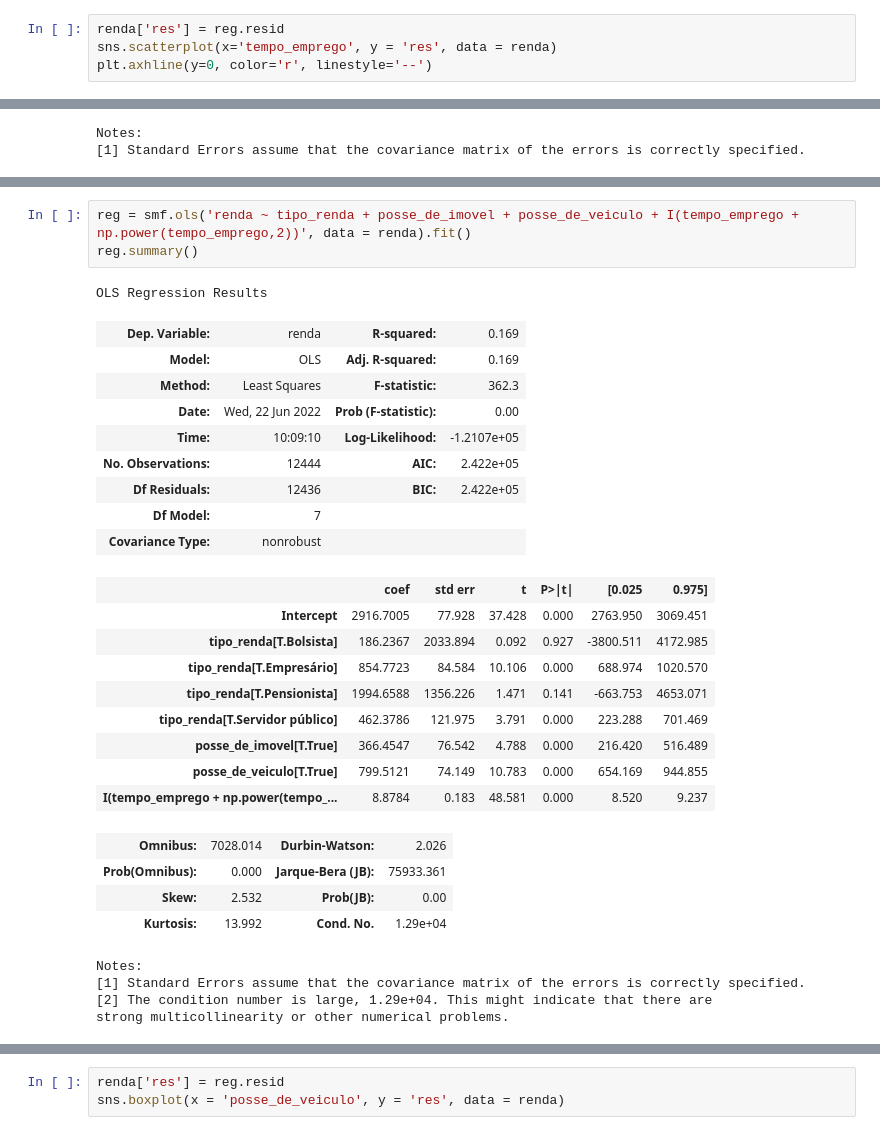
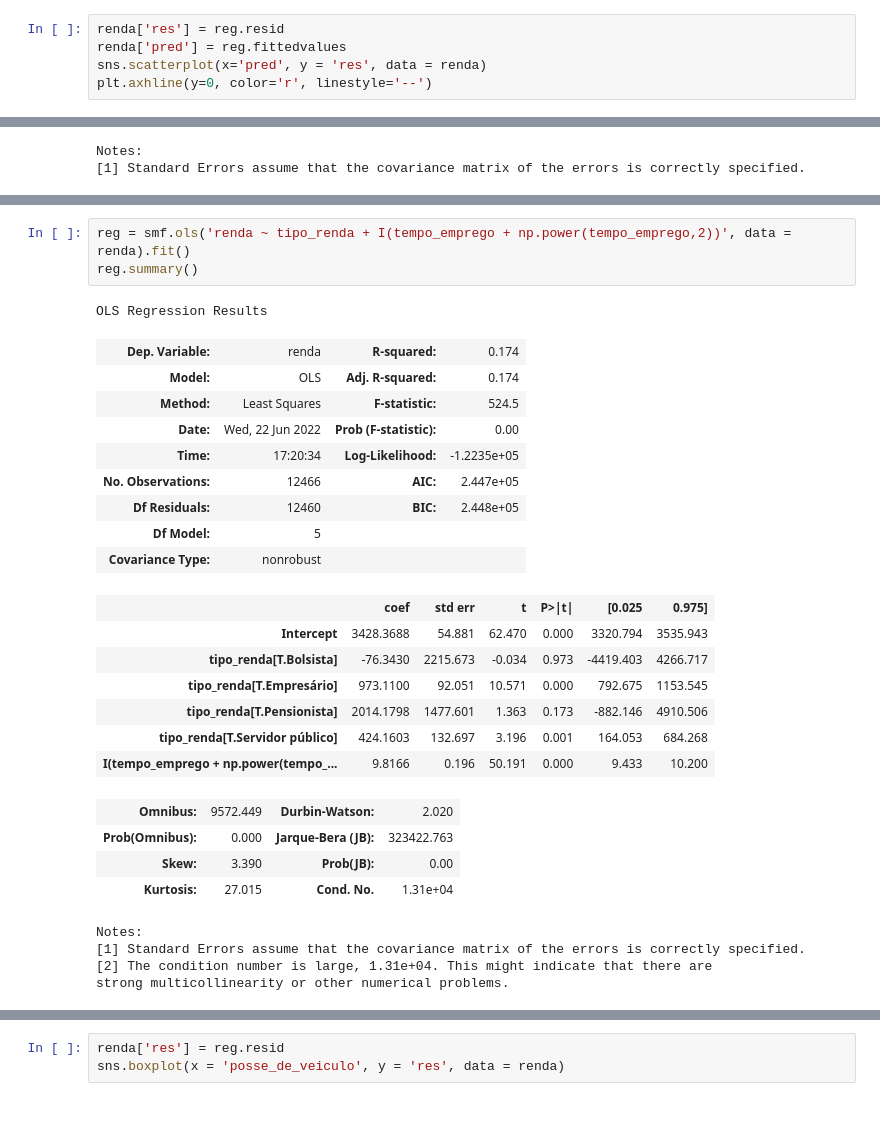
Before and after one commit to iqui27/EBAC-AULAS, a Jupyter notebook: MODULO 12/mod12 ex03 - regressão múltipla.ipynb, the cells around one changed output, grey strips where cells are left out. Cells and saved outputs as stored; diff of their text form.

```diff
--- a/MODULO 12/mod12 ex03 - regressão múltipla.ipynb
+++ b/MODULO 12/mod12 ex03 - regressão múltipla.ipynb
@@ -282,7 +283,8 @@ Notes:
 [1] Standard Errors assume that the covariance matrix of the errors is correctly specified.
 # %%
 renda['res'] = reg.resid
-sns.scatterplot(x='tempo_emprego', y = 'res', data = renda)
+renda['pred'] = reg.fittedvalues
+sns.scatterplot(x='pred', y = 'res', data = renda)
 plt.axhline(y=0, color='r', linestyle='--')
 # %% [output]
 <matplotlib.lines.Line2D at 0x...>
@@ -320,33 +371,31 @@ plt.plot(renda['tempo_emprego'], reg.fittedvalues,'r,--')
 # %%
-reg = smf.ols('renda ~ tipo_renda + posse_de_imovel + posse_de_veiculo + I(tempo_emprego + np.power(tempo_emprego,2))', data = renda).fit()
+reg = smf.ols('renda ~ tipo_renda + I(tempo_emprego + np.power(tempo_emprego,2))', data = renda).fit()
 reg.summary()
 # %% [output]
 OLS Regression Results
-| Dep. Variable: | renda | R-squared: | 0.169 |
-| Model: | OLS | Adj. R-squared: | 0.169 |
-| Method: | Least Squares | F-statistic: | 362.3 |
+| Dep. Variable: | renda | R-squared: | 0.174 |
+| Model: | OLS | Adj. R-squared: | 0.174 |
+| Method: | Least Squares | F-statistic: | 524.5 |
 | Date: | Wed, 22 Jun 2022 | Prob (F-statistic): | 0.00 |
-| Time: | 10:09:10 | Log-Likelihood: | -1.2107e+05 |
-| No. Observations: | 12444 | AIC: | 2.422e+05 |
-| Df Residuals: | 12436 | BIC: | 2.422e+05 |
-| Df Model: | 7 |  |  |
+| Time: | 17:20:34 | Log-Likelihood: | -1.2235e+05 |
+| No. Observations: | 12466 | AIC: | 2.447e+05 |
+| Df Residuals: | 12460 | BIC: | 2.448e+05 |
+| Df Model: | 5 |  |  |
 | Covariance Type: | nonrobust |  |  |
 |  | coef | std err | t | P>|t| | [0.025 | 0.975] |
-| Intercept | 2916.7005 | 77.928 | 37.428 | 0.000 | 2763.950 | 3069.451 |
-| tipo_renda[T.Bolsista] | 186.2367 | 2033.894 | 0.092 | 0.927 | -3800.511 | 4172.985 |
-| tipo_renda[T.Empresário] | 854.7723 | 84.584 | 10.106 | 0.000 | 688.974 | 1020.570 |
-| tipo_renda[T.Pensionista] | 1994.6588 | 1356.226 | 1.471 | 0.141 | -663.753 | 4653.071 |
-| tipo_renda[T.Servidor público] | 462.3786 | 121.975 | 3.791 | 0.000 | 223.288 | 701.469 |
-| posse_de_imovel[T.True] | 366.4547 | 76.542 | 4.788 | 0.000 | 216.420 | 516.489 |
-| posse_de_veiculo[T.True] | 799.5121 | 74.149 | 10.783 | 0.000 | 654.169 | 944.855 |
-| I(tempo_emprego + np.power(tempo_... | 8.8784 | 0.183 | 48.581 | 0.000 | 8.520 | 9.237 |
+| Intercept | 3428.3688 | 54.881 | 62.470 | 0.000 | 3320.794 | 3535.943 |
+| tipo_renda[T.Bolsista] | -76.3430 | 2215.673 | -0.034 | 0.973 | -4419.403 | 4266.717 |
+| tipo_renda[T.Empresário] | 973.1100 | 92.051 | 10.571 | 0.000 | 792.675 | 1153.545 |
+| tipo_renda[T.Pensionista] | 2014.1798 | 1477.601 | 1.363 | 0.173 | -882.146 | 4910.506 |
+| tipo_renda[T.Servidor público] | 424.1603 | 132.697 | 3.196 | 0.001 | 164.053 | 684.268 |
+| I(tempo_emprego + np.power(tempo_... | 9.8166 | 0.196 | 50.191 | 0.000 | 9.433 | 10.200 |
-| Omnibus: | 7028.014 | Durbin-Watson: | 2.026 |
-| Prob(Omnibus): | 0.000 | Jarque-Bera (JB): | 75933.361 |
-| Skew: | 2.532 | Prob(JB): | 0.00 |
-| Kurtosis: | 13.992 | Cond. No. | 1.29e+04 |
+| Omnibus: | 9572.449 | Durbin-Watson: | 2.020 |
+| Prob(Omnibus): | 0.000 | Jarque-Bera (JB): | 323422.763 |
+| Skew: | 3.390 | Prob(JB): | 0.00 |
+| Kurtosis: | 27.015 | Cond. No. | 1.31e+04 |
 Notes:
 [1] Standard Errors assume that the covariance matrix of the errors is correctly specified.
-[2] The condition number is large, 1.29e+04. This might indicate that there are
+[2] The condition number is large, 1.31e+04. This might indicate that there are
 strong multicollinearity or other numerical problems.
 # %%
 renda['res'] = reg.resid
```
Also changed, not shown: parts of 9 cells of this notebook.
